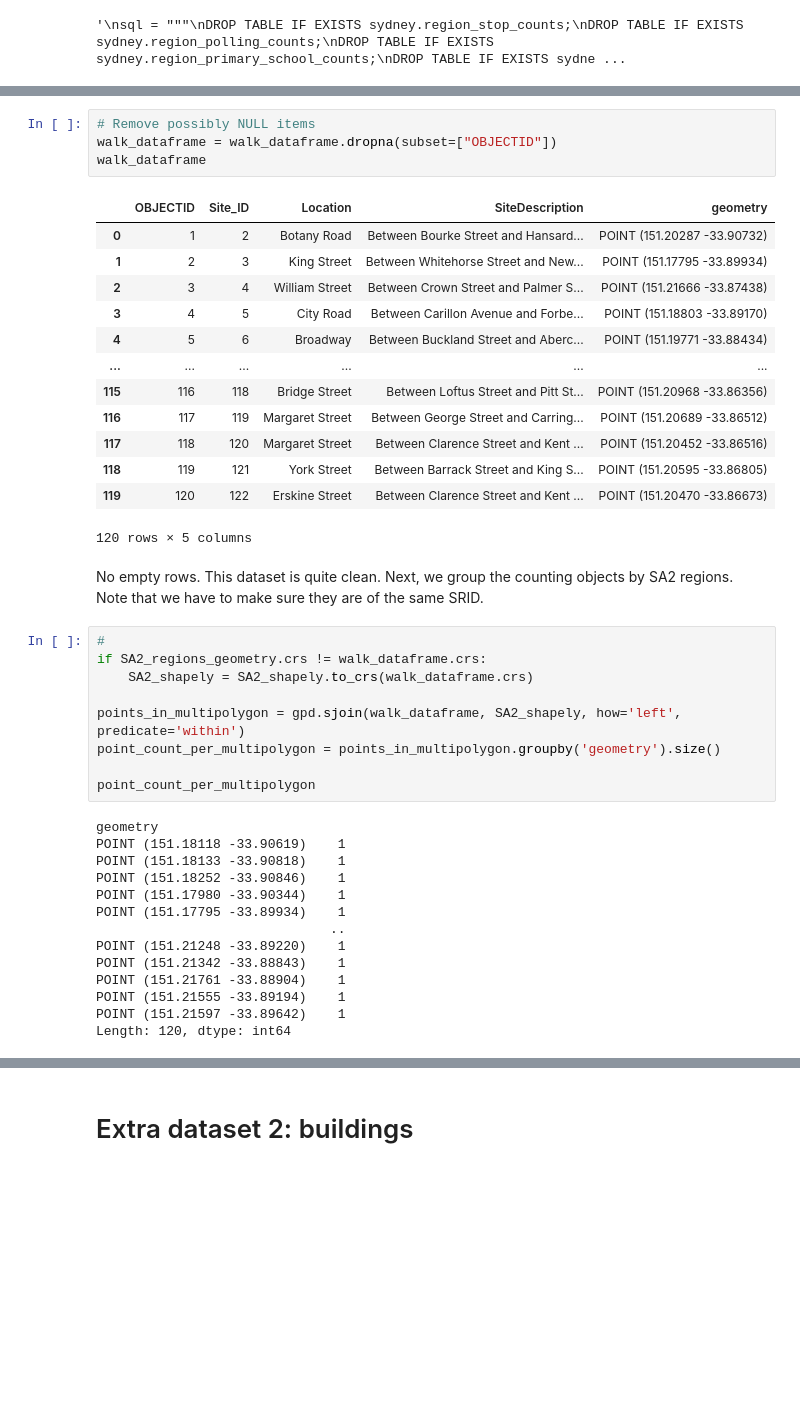
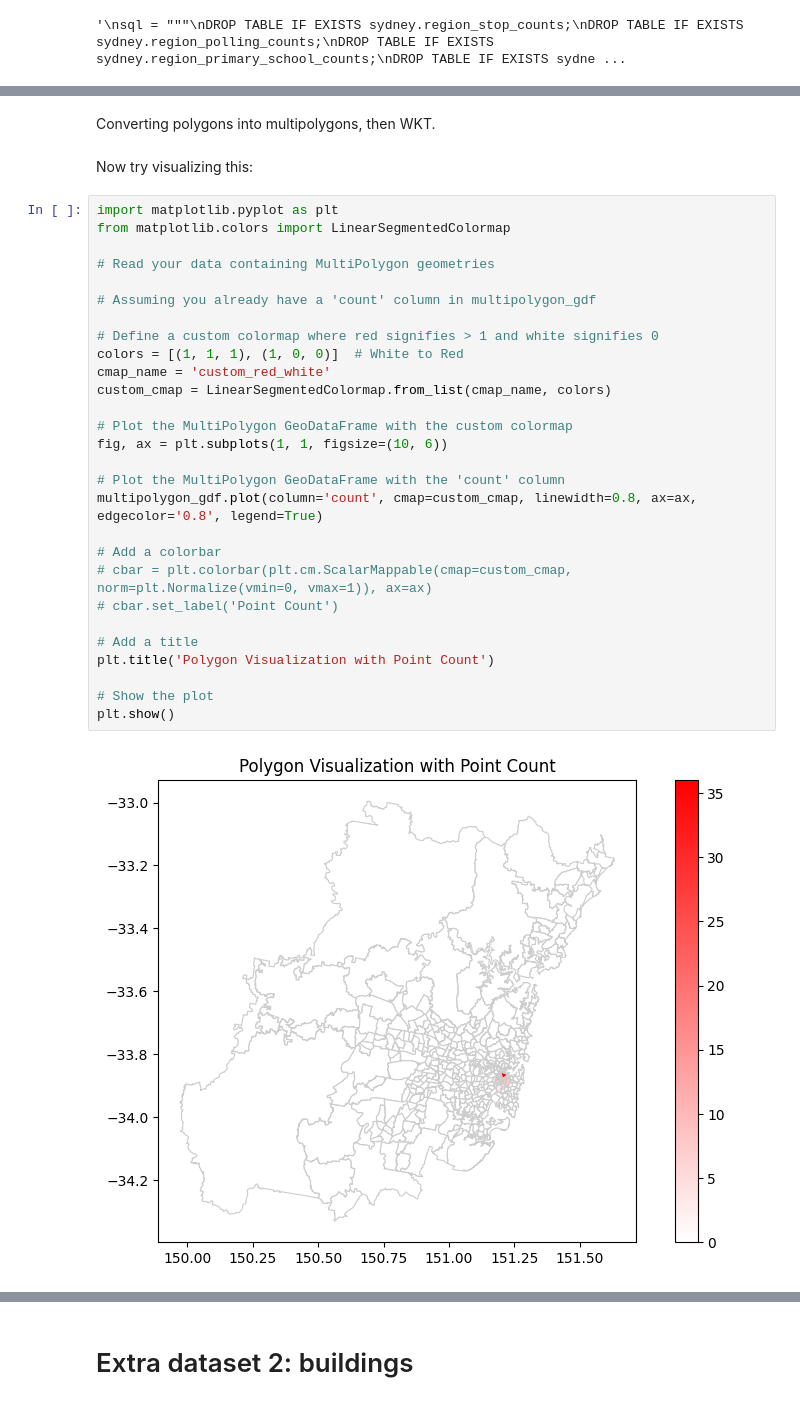
Before and after one commit to YuruYuriFans/DATA2001, a Jupyter notebook: Assignment.ipynb, the cells around one changed output, grey strips where cells are left out. Drawn from its saved outputs; the diff is of its cells as text; blank space fills up the shorter version.

```diff
--- a/Assignment.ipynb
+++ b/Assignment.ipynb
@@ -1119,44 +1145,34 @@ walk_dataframe.head(1)
-# %%
-# Remove possibly NULL items
-walk_dataframe = walk_dataframe.dropna(subset=["OBJECTID"])
-walk_dataframe
-# %% [output]
-|  | OBJECTID | Site_ID | Location | SiteDescription | geometry |
-| 0 | 1 | 2 | Botany Road | Between Bourke Street and Hansard... | POINT (151.20287 -33.90732) |
-| 1 | 2 | 3 | King Street | Between Whitehorse Street and New... | POINT (151.17795 -33.89934) |
-| 2 | 3 | 4 | William Street | Between Crown Street and Palmer S... | POINT (151.21666 -33.87438) |
-| 3 | 4 | 5 | City Road | Between Carillon Avenue and Forbe... | POINT (151.18803 -33.89170) |
-| 4 | 5 | 6 | Broadway | Between Buckland Street and Aberc... | POINT (151.19771 -33.88434) |
-| ... | ... | ... | ... | ... | ... |
-| 115 | 116 | 118 | Bridge Street | Between Loftus Street and Pitt St... | POINT (151.20968 -33.86356) |
-| 116 | 117 | 119 | Margaret Street | Between George Street and Carring... | POINT (151.20689 -33.86512) |
-| 117 | 118 | 120 | Margaret Street | Between Clarence Street and Kent ... | POINT (151.20452 -33.86516) |
-| 118 | 119 | 121 | York Street | Between Barrack Street and King S... | POINT (151.20595 -33.86805) |
-| 119 | 120 | 122 | Erskine Street | Between Clarence Street and Kent ... | POINT (151.20470 -33.86673) |
-120 rows × 5 columns
-# %% [markdown]
-No empty rows. This dataset is quite clean.
-Next, we group the counting objects by SA2 regions. Note that we have to make sure they are of the same SRID.
-# %%
-#
-if SA2_regions_geometry.crs != walk_dataframe.crs:
-    SA2_shapely = SA2_shapely.to_crs(walk_dataframe.crs)
-
-points_in_multipolygon = gpd.sjoin(walk_dataframe, SA2_shapely, how='left', predicate='within')
-point_count_per_multipolygon = points_in_multipolygon.groupby('geometry').size()
-
-point_count_per_multipolygon
-# %% [output]
-geometry
-POINT (151.18118 -33.90619)    1
-POINT (151.18133 -33.90818)    1
-POINT (151.18252 -33.90846)    1
-POINT (151.17980 -33.90344)    1
-POINT (151.17795 -33.89934)    1
-                              ..
-POINT (151.21248 -33.89220)    1
-POINT (151.21342 -33.88843)    1
-POINT (151.21761 -33.88904)    1
-POINT (151.21555 -33.89194)    1
-POINT (151.21597 -33.89642)    1
-Length: 120, dtype: int64
+# %% [markdown]
+Converting polygons into multipolygons, then WKT.
+# %% [markdown]
+Now try visualizing this:
+# %%
+import matplotlib.pyplot as plt
+from matplotlib.colors import LinearSegmentedColormap
+
+# Read your data containing MultiPolygon geometries
+
+# Assuming you already have a 'count' column in multipolygon_gdf
+
+# Define a custom colormap where red signifies > 1 and white signifies 0
+colors = [(1, 1, 1), (1, 0, 0)]  # White to Red
+cmap_name = 'custom_red_white'
+custom_cmap = LinearSegmentedColormap.from_list(cmap_name, colors)
+
+# Plot the MultiPolygon GeoDataFrame with the custom colormap
+fig, ax = plt.subplots(1, 1, figsize=(10, 6))
+
+# Plot the MultiPolygon GeoDataFrame with the 'count' column
+multipolygon_gdf.plot(column='count', cmap=custom_cmap, linewidth=0.8, ax=ax, edgecolor='0.8', legend=True)
+
+# Add a colorbar
+# cbar = plt.colorbar(plt.cm.ScalarMappable(cmap=custom_cmap, norm=plt.Normalize(vmin=0, vmax=1)), ax=ax)
+# cbar.set_label('Point Count')
+
+# Add a title
+plt.title('Polygon Visualization with Point Count')
+
+# Show the plot
+plt.show()
+# %% [output]
+[figure, added]
```
Also changed, not shown: parts of 23 cells of this notebook, 1 other file.
